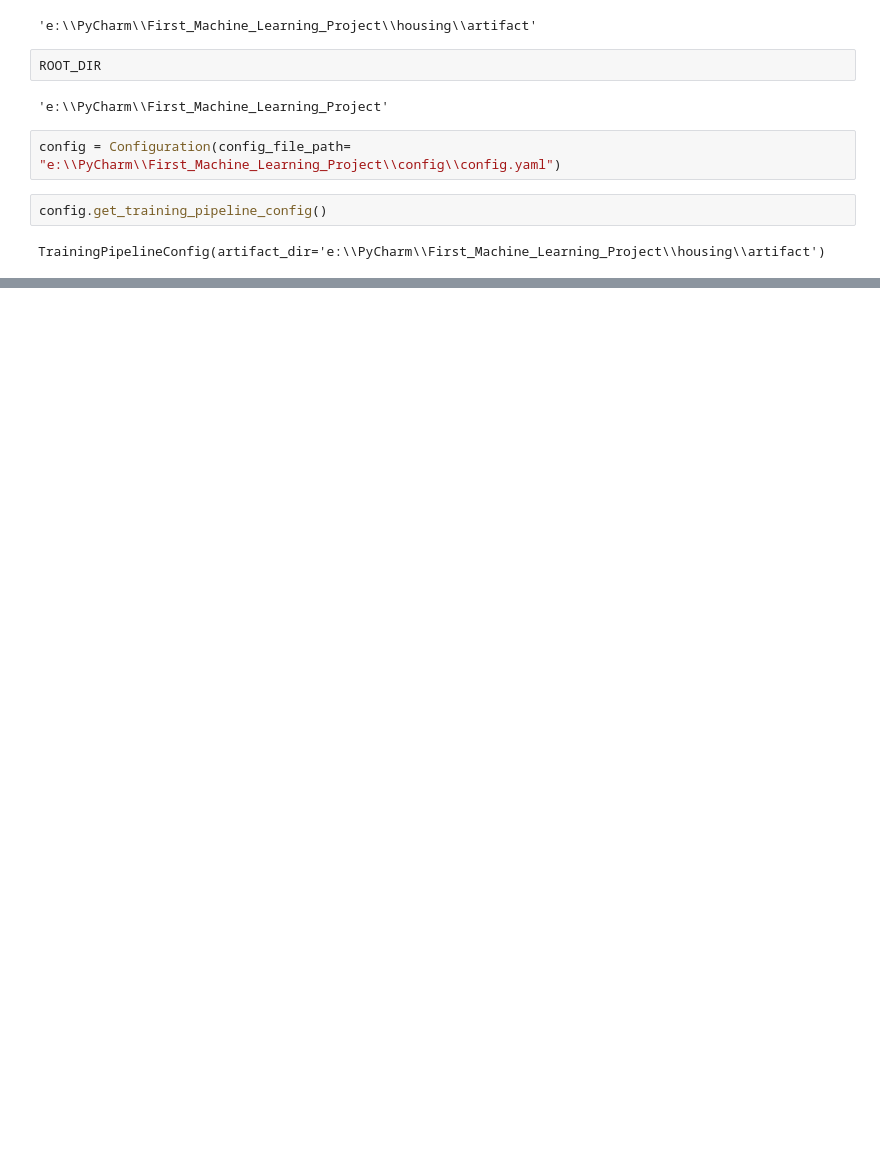
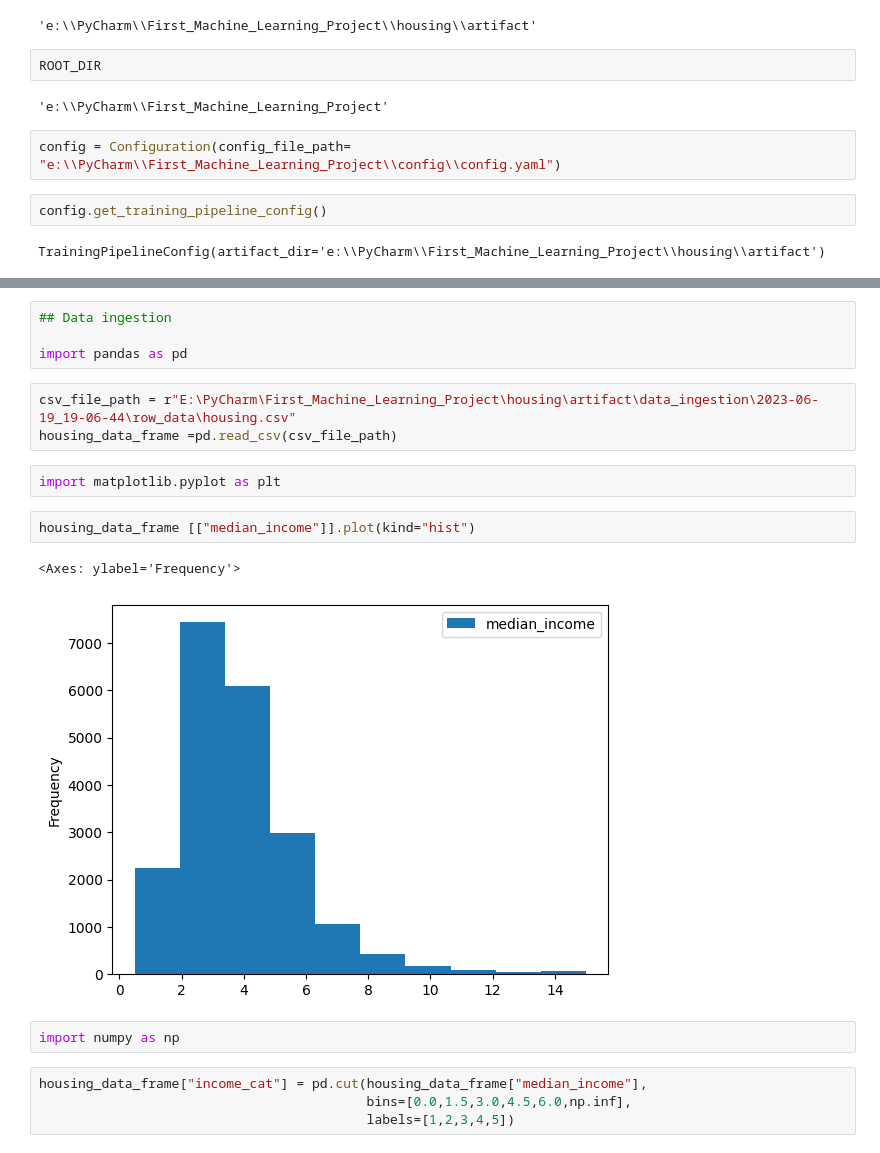
Before and after one commit to HARISYOUSAFZAI/First_Machine_Learning_Project, a Jupyter notebook: jupyternotebook/example.ipynb, the cells around one changed output, grey strips where cells are left out. Saved outputs shown, nothing was run; the diff lists cells and outputs as text; blank space fills up the shorter version.

```diff
--- a/jupyternotebook/example.ipynb
+++ b/jupyternotebook/example.ipynb
@@ -143,0 +141,20 @@ DataIngestionConfig(dataset_download_url='https://raw.githubusercontent.com/ager
+# %%
+## Data ingestion
+
+import pandas as pd
+# %%
+csv_file_path = r"E:\PyCharm\First_Machine_Learning_Project\housing\artifact\data_ingestion\2023-06-19_19-06-44\row_data\housing.csv"
+housing_data_frame =pd.read_csv(csv_file_path)
+# %%
+import matplotlib.pyplot as plt
+# %%
+housing_data_frame [["median_income"]].plot(kind="hist")
+# %% [output]
+<Axes: ylabel='Frequency'>
+[figure, added]
+# %%
+import numpy as np
+# %%
+housing_data_frame["income_cat"] = pd.cut(housing_data_frame["median_income"],
+                                          bins=[0.0,1.5,3.0,4.5,6.0,np.inf],
+                                          labels=[1,2,3,4,5])
```
Also changed, not shown: parts of 18 cells of this notebook, 13 other files.
